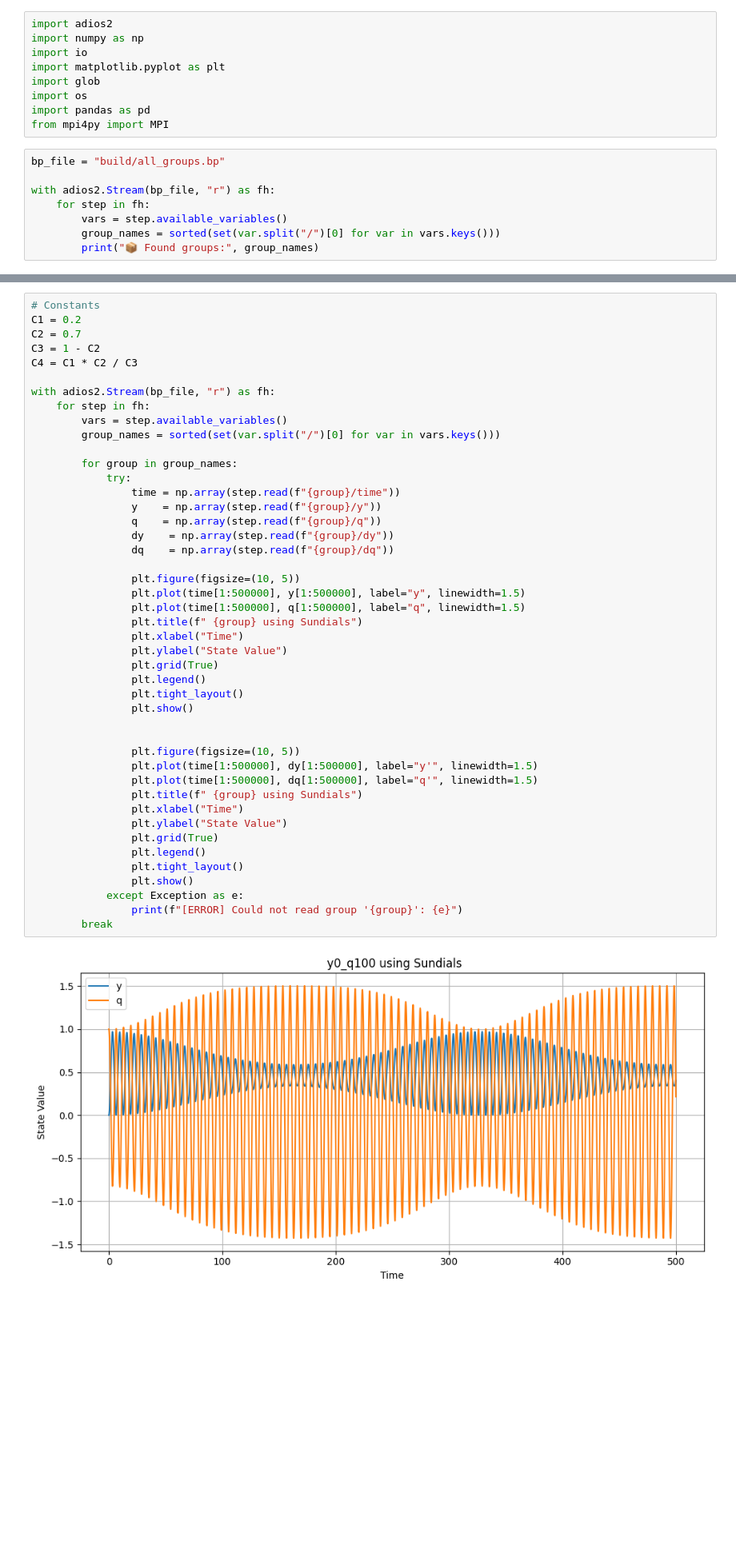
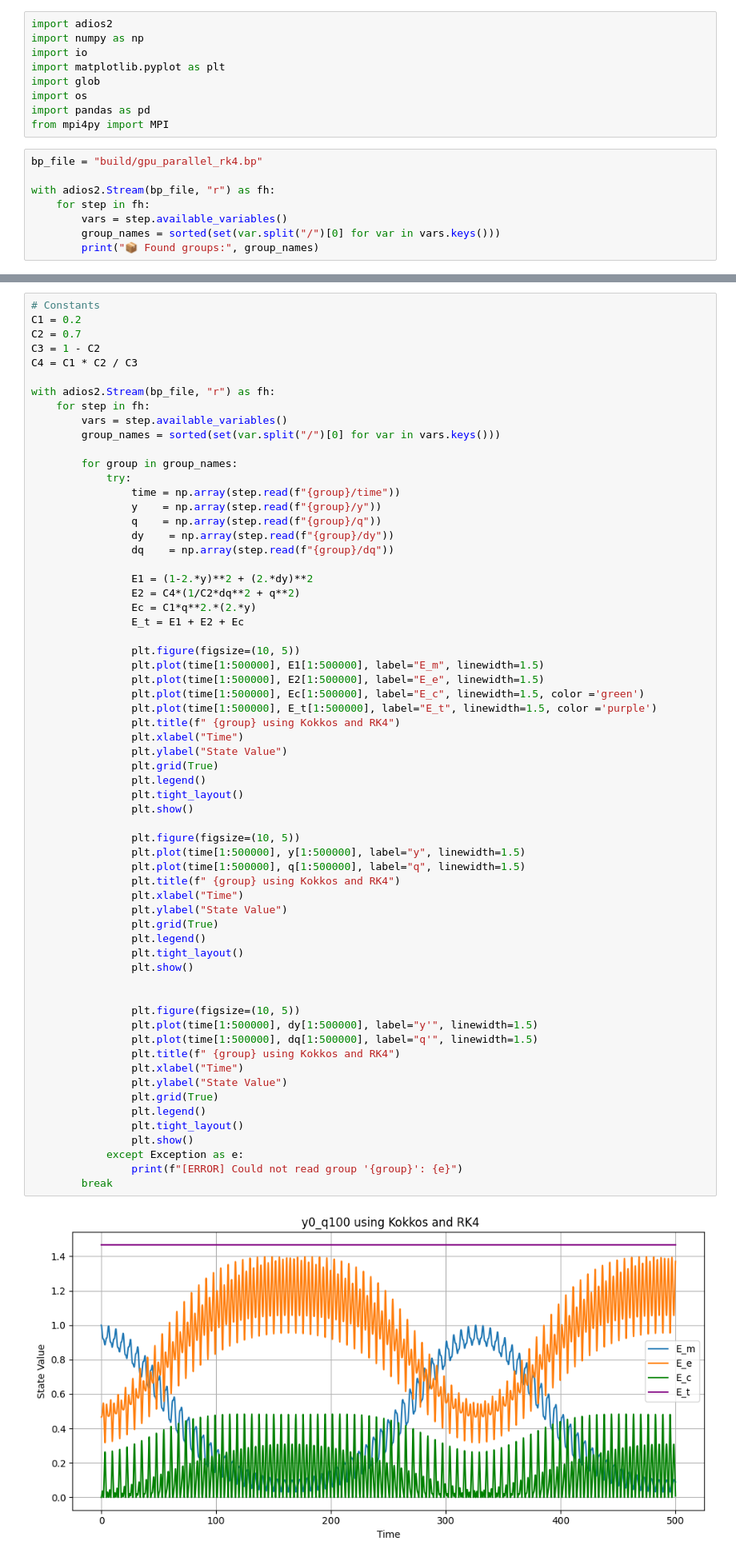
Before and after one commit to KairviLodhiya/Project-for-computing-at-scale, a Jupyter notebook: plot_adios.ipynb, the cells around one changed output, grey strips where cells are left out. Shown at 80% size. Drawn from its saved outputs; the diff is of its cells as text; blank space fills up the shorter version.

Commit message:
Adding Kokkos impl

```diff
--- a/plot_adios.ipynb
+++ b/plot_adios.ipynb
@@ -8,7 +8,7 @@ import os
 import pandas as pd
 from mpi4py import MPI
 # %%
-bp_file = "build/all_groups.bp"
+bp_file = "build/gpu_parallel_rk4.bp"
 
 with adios2.Stream(bp_file, "r") as fh:
     for step in fh:
@@ -43,33 +43,51 @@ with adios2.Stream(bp_file, "r") as fh:
                 time = np.array(step.read(f"{group}/time"))
                 y    = np.array(step.read(f"{group}/y"))
                 q    = np.array(step.read(f"{group}/q"))
                 dy    = np.array(step.read(f"{group}/dy"))
                 dq    = np.array(step.read(f"{group}/dq"))
 
+                E1 = (1-2.*y)**2 + (2.*dy)**2
+                E2 = C4*(1/C2*dq**2 + q**2)
+                Ec = C1*q**2.*(2.*y)
+                E_t = E1 + E2 + Ec
+
+                plt.figure(figsize=(10, 5))
+                plt.plot(time[1:500000], E1[1:500000], label="E_m", linewidth=1.5)
+                plt.plot(time[1:500000], E2[1:500000], label="E_e", linewidth=1.5)
+                plt.plot(time[1:500000], Ec[1:500000], label="E_c", linewidth=1.5, color ='green')
+                plt.plot(time[1:500000], E_t[1:500000], label="E_t", linewidth=1.5, color ='purple')
+                plt.title(f" {group} using Kokkos and RK4")
+                plt.xlabel("Time")
+                plt.ylabel("State Value")
+                plt.grid(True)
+                plt.legend()
+                plt.tight_layout()
+                plt.show()
+
                 plt.figure(figsize=(10, 5))
                 plt.plot(time[1:500000], y[1:500000], label="y", linewidth=1.5)
                 plt.plot(time[1:500000], q[1:500000], label="q", linewidth=1.5)
-                plt.title(f" {group} using Sundials")
+                plt.title(f" {group} using Kokkos and RK4")
                 plt.xlabel("Time")
                 plt.ylabel("State Value")
                 plt.grid(True)
                 plt.legend()
                 plt.tight_layout()
                 plt.show()
 
 
                 plt.figure(figsize=(10, 5))
                 plt.plot(time[1:500000], dy[1:500000], label="y'", linewidth=1.5)
                 plt.plot(time[1:500000], dq[1:500000], label="q'", linewidth=1.5)
-                plt.title(f" {group} using Sundials")
+                plt.title(f" {group} using Kokkos and RK4")
                 plt.xlabel("Time")
                 plt.ylabel("State Value")
                 plt.grid(True)
                 plt.legend()
                 plt.tight_layout()
                 plt.show()
             except Exception as e:
                 print(f"[ERROR] Could not read group '{group}': {e}")
         break
 # %% [output]
-[figure, old version]
+[figure, new version]
```
Also changed, not shown: parts of 2 cells of this notebook, 2 other files.
